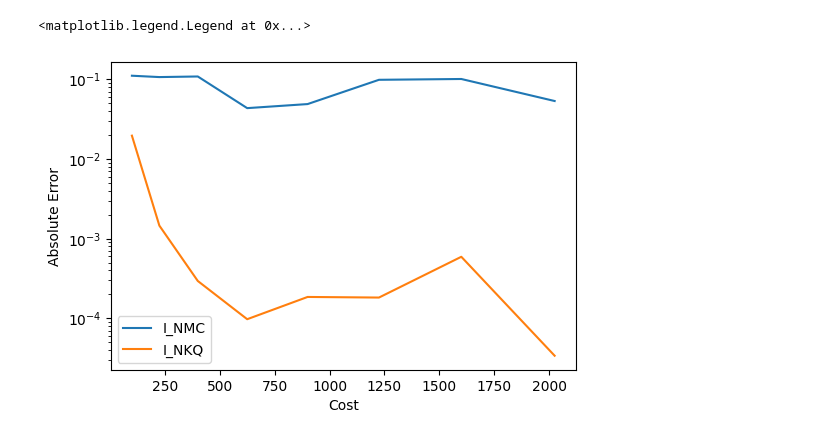
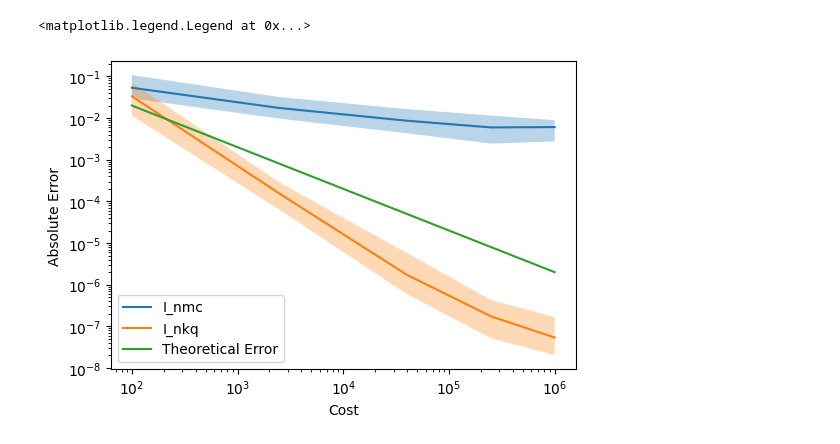
Before and after one commit to hudsonchen/nest_bq, a Jupyter notebook: plotting_notebooks/toy.ipynb, the cells around one changed output. Cells and saved outputs as stored; diff of their text form; code cells hidden in the pictures.

```diff
--- a/plotting_notebooks/toy.ipynb
+++ b/plotting_notebooks/toy.ipynb
@@ -1,9 +0,0 @@
-# %%
-import matplotlib.pyplot as plt
-import pickle
-import numpy as np
-
-with open(f"/home/zongchen/nest_bq/results/toy/kernel_x_matern__kernel_theta_matern/seed_0__NKQ", 'rb') as f:
-    I_NKQ_err_dict = pickle.load(f)
-with open(f"/home/zongchen/nest_bq/results/toy/kernel_x_matern__kernel_theta_matern/seed_1__NMC", 'rb') as f:
-    I_NMC_err_dict = pickle.load(f)
@@ -18,21 +59,26 @@ I_NMC_err_dict
 # %%
 # Extract the keys
-keys = list(I_NKQ_err_dict.keys())
+keys = list(I_nkq_err_dict.keys())
 
 # Extract the unique values from the first and second elements of the keys
-N_list = np.array(sorted(set([k[0] for k in keys])))
-cost_list = N_list ** 2
+N_array = np.array(sorted(set([k[0] for k in keys])), dtype=float)
+cost_array = N_array ** 2
 # %%
 # First, fix N and plot the error as a function of T
+theoretical_error = N_array ** (-2) + N_array ** (-2)
 
 fig1 = plt.figure(figsize=(6, 4))
 
-plt.plot(cost_list, I_NMC_err_dict.values(), label=f'I_NMC')
-plt.plot(cost_list, I_NKQ_err_dict.values(), label=f'I_NKQ')
+plt.plot(cost_array, I_nmc_median, label=f'I_nmc')
+plt.fill_between(cost_array, I_nmc_q25, I_nmc_q75, alpha=0.3)
+plt.plot(cost_array, I_nkq_median, label=f'I_nkq')
+plt.fill_between(cost_array, I_nkq_q25, I_nkq_q75, alpha=0.3)
+plt.plot(cost_array, theoretical_error, label='Theoretical Error')
 plt.xlabel('Cost')
 plt.ylabel('Absolute Error')
 plt.yscale('log')
+plt.xscale('log')
 plt.legend()
 # %% [output]
 <matplotlib.legend.Legend at 0x...>
-[figure, old version]
+[figure, new version]
```
Also changed, not shown: parts of 4 cells of this notebook, 3 other files.
